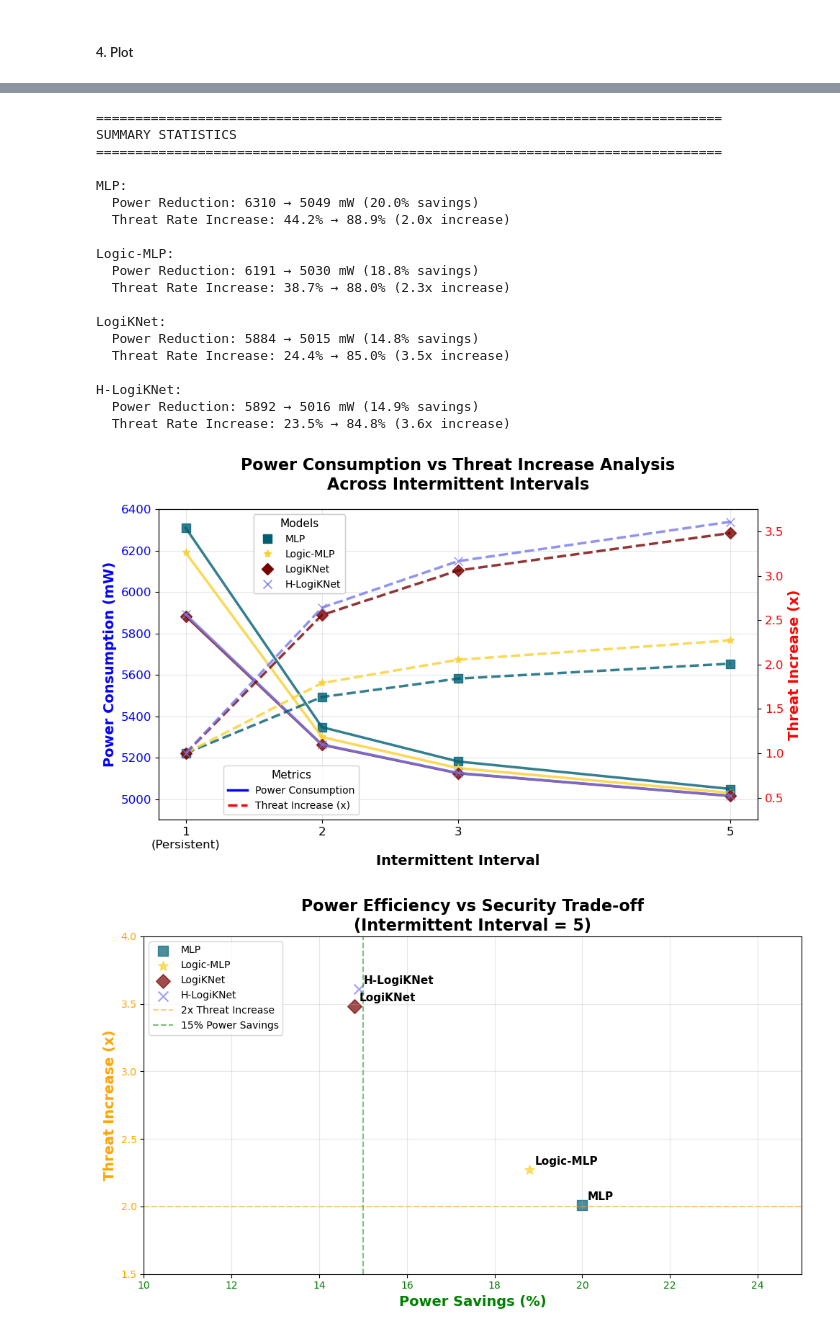
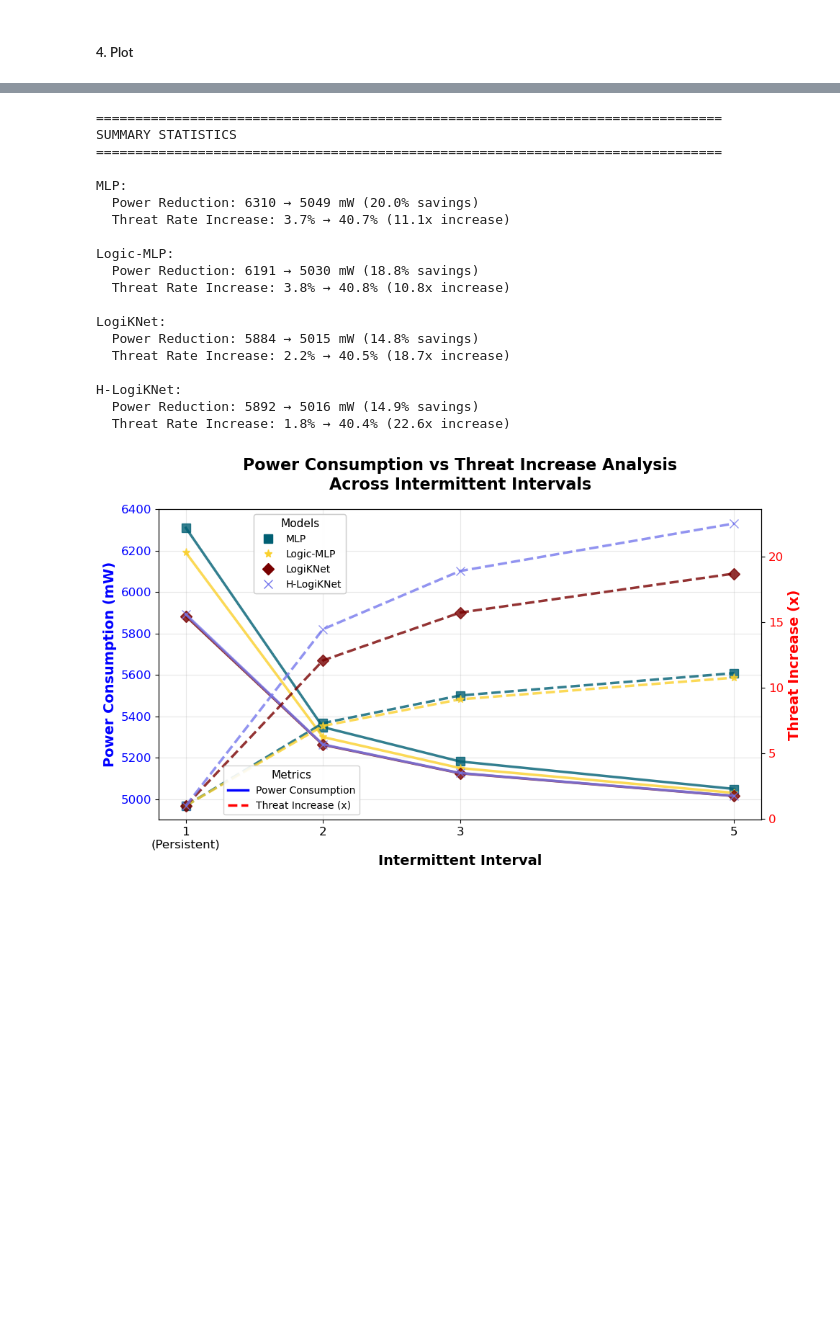
Before and after one commit to zhijin44/LogiKNet, a Jupyter notebook: P1_structurelevel/efficiency/power_vs_rate.ipynb, the cells around one changed output, grey strips where cells are left out. Saved outputs shown, nothing was run; the diff lists cells and outputs as text; code cells hidden in the pictures; blank space fills up the shorter version.

Commit message:
power consumption VS threat rate done

```diff
--- a/P1_structurelevel/efficiency/power_vs_rate.ipynb
+++ b/P1_structurelevel/efficiency/power_vs_rate.ipynb
@@ -1054,0 +924,17 @@ KeyboardInterrupt:
+# %%
+# Test the intermittent detection failure rate function
+print("\nIntermittent Detection Failure Rate Analysis")
+print("=" * 60)
+
+for interval in intermittent_failure_rates:
+    print(f"\nInterval: {interval}")
+    print("-" * 50)
+    print(f"{'Model':<20} {'Detection Failure':<16} {'Threat Rate':<12} {'Mode'}")
+    print("-" * 50)
+
+    for model_name, failure_rate in intermittent_failure_rates[interval].items():
+        # Calculate the threat rate based on the detection failure rate
+        threat_rate = calculate_threat_rate({model_name: failure_rate}, malicious_prevalence)[model_name]
+
+        mode_str = "Persistent" if interval == 1 else "Intermittent"
+        print(f"{model_name:<20} {failure_rate:<16.4f} ({failure_rate*100:.2f}%) {threat_rate:<12.4f} ({threat_rate*100:.2f}%) [{mode_str}]")
@@ -1107,6 +971,4 @@ Plot saved as 'real_world_impact_plot.png'
 # %%
-
-
 # ============================================================================
 # DUAL Y-AXIS PLOT: POWER CONSUMPTION vs THREAT RATE
 # ============================================================================
@@ -1121,12 +983,12 @@ power_data = {
     'hierarchical_logiKNet': [5892.20, 5264.06, 5126.04, 5015.63]
 }
 
-# Threat rate data (%) from threat_rate_analysis.txt
+# Threat rate data (%) from intermittent analysis results (prevalence = 0.5)
 threat_data = {
-    'mlp': [44.21, 72.26, 81.43, 88.88],
-    'logic_mlp': [38.71, 69.37, 79.52, 88.00],
-    'logiKNet': [24.40, 62.44, 74.69, 84.99],
-    'hierarchical_logiKNet': [23.49, 62.05, 74.38, 84.81]
+    'mlp': [3.66, 26.75, 34.47, 40.72],
+    'logic_mlp': [3.78, 26.82, 34.49, 40.75],
+    'logiKNet': [2.16, 26.13, 34.02, 40.46],
+    'hierarchical_logiKNet': [1.79, 25.92, 33.88, 40.38]
 }
 
 
@@ -1164,7 +1026,6 @@ def create_power_vs_threat_plot():
     # Configure right y-axis (Threat Rate)
     ax2.set_ylabel('Threat Rate (%)', fontsize=14, fontweight='bold', color='red')
     ax2.tick_params(axis='y', labelcolor='red', labelsize=12)
-    ax2.set_ylim(20, 95)
 
     # Configure x-axis
     ax1.set_xticks(intermit_intervals)
@@ -1268,7 +1129,6 @@ def create_power_vs_threatup_plot():
     # Configure right y-axis (Threat Rate)
     ax2.set_ylabel('Threat Increase (x)', fontsize=14, fontweight='bold', color='red')
     ax2.tick_params(axis='y', labelcolor='red', labelsize=12)
-    ax2.set_ylim(0.25, 3.75)
 
     # Configure x-axis
     ax1.set_xticks(intermit_intervals)
@@ -1385,8 +1245,7 @@ create_power_vs_threat_plot()
 create_power_vs_threatup_plot()
 
 # Create the efficiency comparison plot
-create_efficiency_comparison_plot()
-
+# create_efficiency_comparison_plot()
 print("Plots already created. To recreate, restart kernel or run:")
 print("del sys._plotting_executed")
 # %% [output]
@@ -1395,23 +1254,22 @@ Creating Power vs Threat Rate Analysis Plots...
 ================================================================================
 SUMMARY STATISTICS
 ================================================================================
 
 MLP:
   Power Reduction: 6310 → 5049 mW (20.0% savings)
-  Threat Rate Increase: 44.2% → 88.9% (2.0x increase)
+  Threat Rate Increase: 3.7% → 40.7% (11.1x increase)
 
 Logic-MLP:
   Power Reduction: 6191 → 5030 mW (18.8% savings)
-  Threat Rate Increase: 38.7% → 88.0% (2.3x increase)
+  Threat Rate Increase: 3.8% → 40.8% (10.8x increase)
 
 LogiKNet:
   Power Reduction: 5884 → 5015 mW (14.8% savings)
-  Threat Rate Increase: 24.4% → 85.0% (3.5x increase)
+  Threat Rate Increase: 2.2% → 40.5% (18.7x increase)
 
 H-LogiKNet:
   Power Reduction: 5892 → 5016 mW (14.9% savings)
-  Threat Rate Increase: 23.5% → 84.8% (3.6x increase)
+  Threat Rate Increase: 1.8% → 40.4% (22.6x increase)
-[figure, old version]
+[figure, new version]
-[figure, removed]
 Plots already created. To recreate, restart kernel or run:
 del sys._plotting_executed
```
Also changed, not shown: parts of 15 cells of this notebook, 6 other files.
